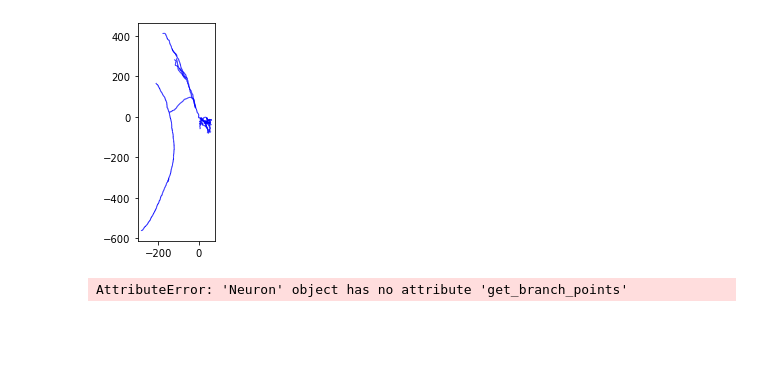
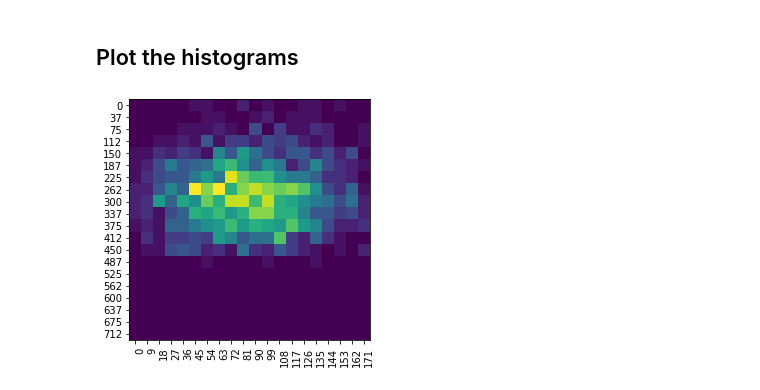
Before and after one commit to Cai-Lab-at-University-of-Michigan/nGauge, a Jupyter notebook: tutorials/histogram_figure/histogram_figure.ipynb, the cells around one changed output. Saved outputs shown, nothing was run; the diff lists cells and outputs as text; code cells hidden in the pictures; blank space fills up the shorter version.

Commit message:
Adding histogram figure

```diff
--- a/tutorials/histogram_figure/histogram_figure.ipynb
+++ b/tutorials/histogram_figure/histogram_figure.ipynb
@@ -10,9 +13,0 @@ n = Neuron.from_swc( 'public_data/OlfactoryBulb/TuftedCells/IF04155.CNG.swc' )
-# %%
-n.plot()
-print()
-# %% [output]
-[figure, removed]
-# %%
-n.branch_angles_x_path_distances()
-# %% [output]
-AttributeError: 'Neuron' object has no attribute 'get_branch_points'
@@ -69,0 +14,29 @@ plt.savefig( 'panelAA.pdf', dpi=750 )
+# %% [markdown]
+## Plot the histograms
+# %%
+n = Neuron.from_swc( 'public_data/BasketChandelier/ChandelierCells/TM-10-02-15-AR.CNG.swc' )
+
+# Calculate the histogram and split
+res = n.branch_angles_x_path_distances(bins=20, maxDist=750)
+matrix = res[0]
+yaxs = list( map( int, res[1][:-1] ) )
+xaxs = list( map( int, res[2][:-1] ) )
+
+# Create a figure and plot the matrix
+fig, ax = plt.subplots()
+im = ax.imshow(matrix)
+
+# Set the tix labels
+ax.set_xticks( np.arange(len(xaxs)) )
+ax.set_yticks( np.arange(len(yaxs)) )
+ax.set_xticklabels(xaxs)
+ax.set_yticklabels(yaxs)
+
+# Rotate the tick labels and set their alignment.
+plt.setp(ax.get_xticklabels(), rotation=90, ha="right", rotation_mode="anchor")
+
+# Format and save fig
+fig.tight_layout()
+plt.savefig( 'panelAA.pdf', dpi=750 )
+# %% [output]
+[figure, added]
```
Also changed, not shown: parts of 9 cells of this notebook, 4 other files.
